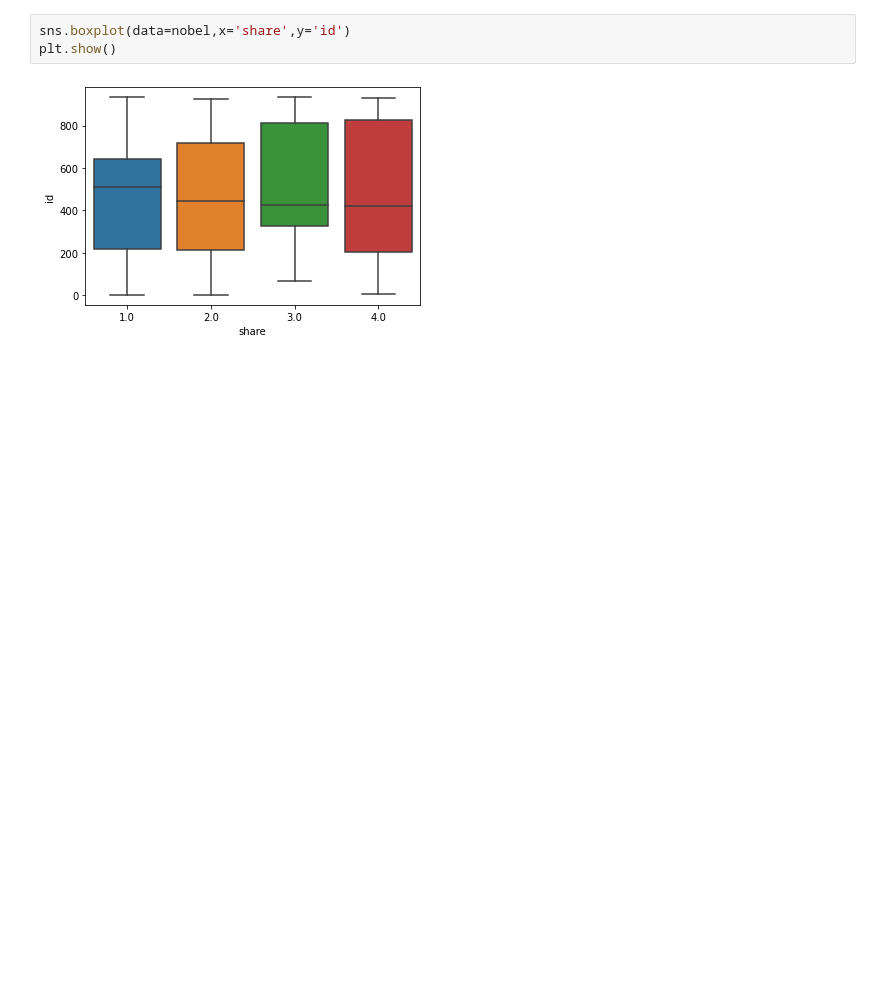
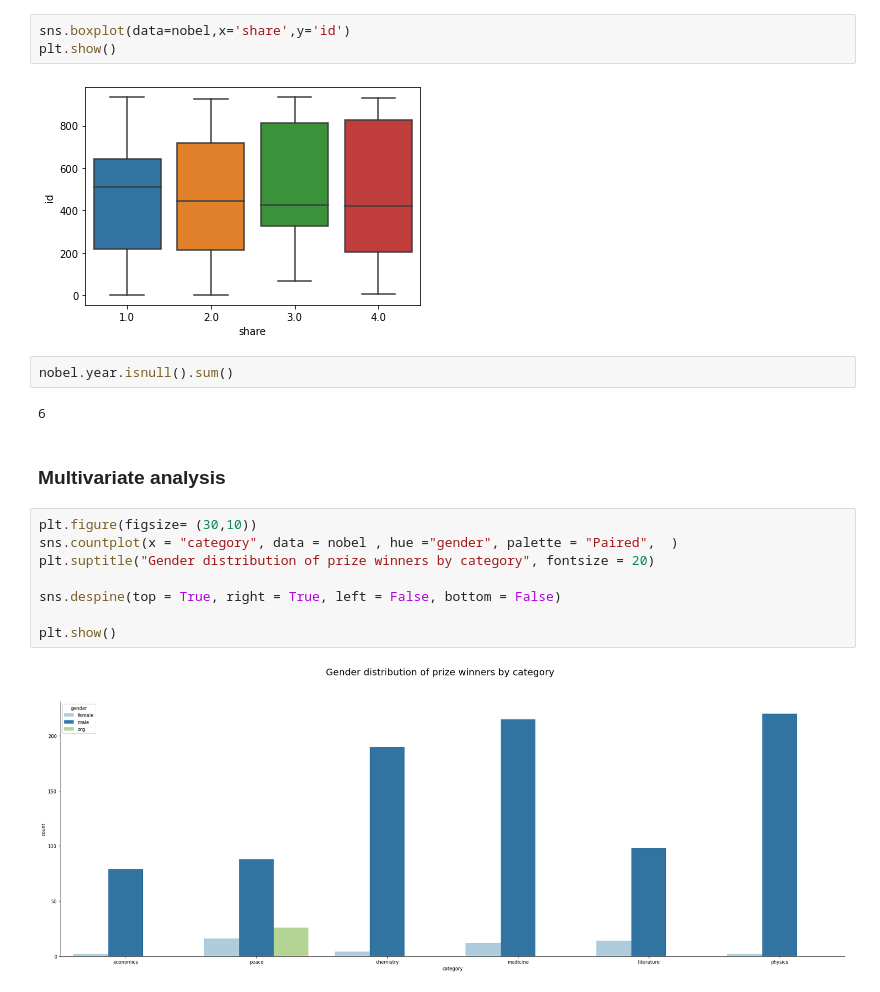
Before and after one commit to karthikkalangi/eda-project, a Jupyter notebook: Nobel prize project-checkpoint.ipynb, the cells around one changed output. Saved outputs shown, nothing was run; the diff lists cells and outputs as text; blank space fills up the shorter version.

```diff
--- a/Nobel prize project-checkpoint.ipynb
+++ b/Nobel prize project-checkpoint.ipynb
@@ -388,3 +423,19 @@ sns.boxplot(data=nobel,x='share',y='id')
 plt.show()
 # %% [output]
 [figure]
+# %%
+nobel.year.isnull().sum()
+# %% [output]
+6
+# %% [markdown]
+###  Multivariate analysis
+# %%
+plt.figure(figsize= (30,10))
+sns.countplot(x = "category", data = nobel , hue ="gender", palette = "Paired",  )
+plt.suptitle("Gender distribution of prize winners by category", fontsize = 20)
+
+sns.despine(top = True, right = True, left = False, bottom = False)
+
+plt.show()
+# %% [output]
+[figure, added]
```
Also changed, not shown: parts of 47 cells of this notebook.
